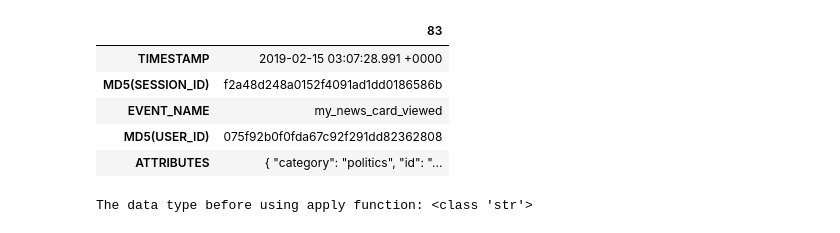
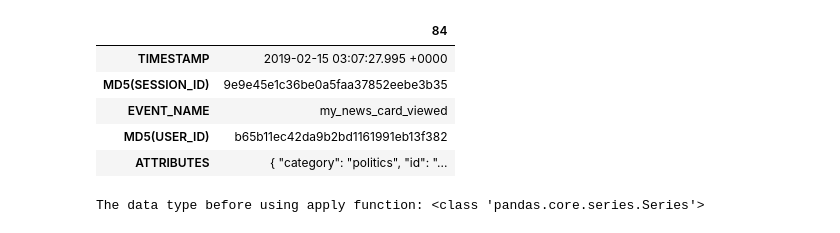
Before and after one commit to kurupabhi/upday_task, a Jupyter notebook: Upday_ETL.ipynb, the cells around one changed output. Saved outputs shown, nothing was run; the diff lists cells and outputs as text; code cells hidden in the pictures.

```diff
--- a/Upday_ETL.ipynb
+++ b/Upday_ETL.ipynb
@@ -41,17 +60,17 @@ dtype: int64
 # %%
-pd.DataFrame(t1.iloc[83])
+pd.DataFrame(T.iloc[84])
 # %% [output]
-|  | 83 |
-| TIMESTAMP | 2019-02-15 03:07:28.991 +0000 |
-| MD5(SESSION_ID) | f2a48d248a0152f4091ad1dd0186586b |
+|  | 84 |
+| TIMESTAMP | 2019-02-15 03:07:27.995 +0000 |
+| MD5(SESSION_ID) | 9e9e45e1c36be0a5faa37852eebe3b35 |
 | EVENT_NAME | my_news_card_viewed |
-| MD5(USER_ID) | 075f92b0f0fda67c92f291dd82362808 |
+| MD5(USER_ID) | b65b11ec42da9b2bd1161991eb13f382 |
 | ATTRIBUTES | { "category": "politics", "id": "... |
 # %%
-sample_type = type(t1['ATTRIBUTES'][0])
+sample_type = type(T_1['ATTRIBUTES'][84])
 print(f"The data type before using apply function: {sample_type}\n")
 # %% [output]
-The data type before using apply function: <class 'str'>
+The data type before using apply function: <class 'pandas.core.series.Series'>
 # %%
 json_cols = ['ATTRIBUTES']
 for x in json_cols:
```
Also changed, not shown: parts of 17 cells of this notebook, 1 other file.
